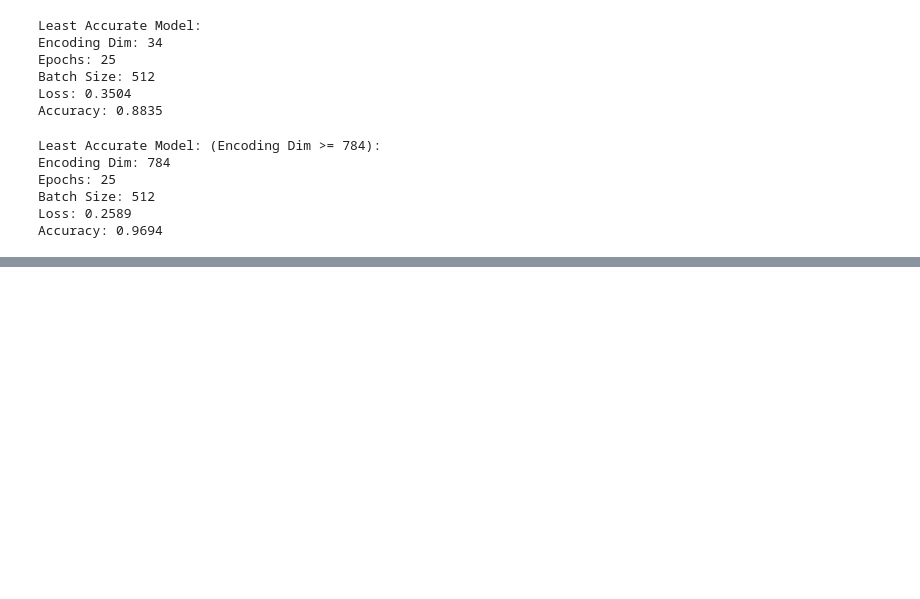
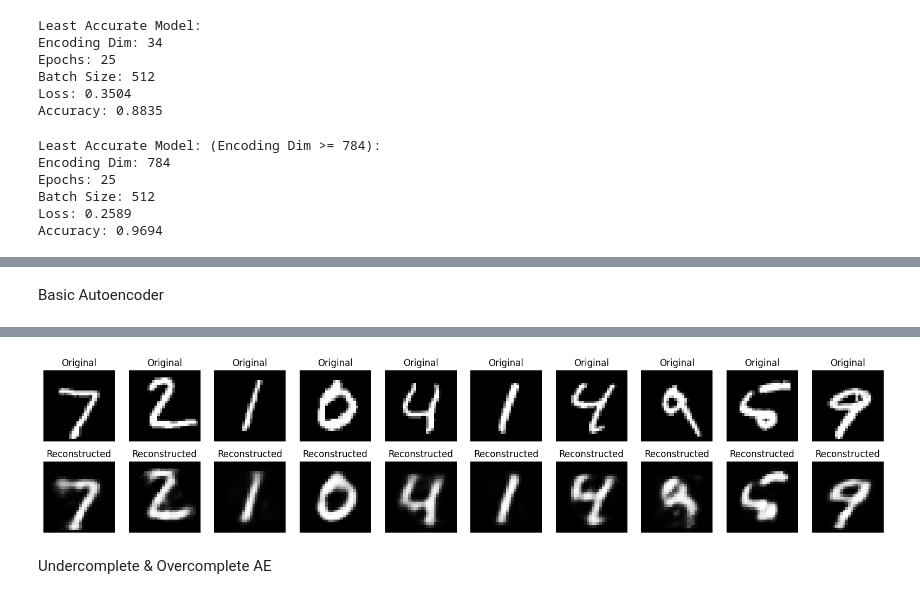
Before and after one commit to KeerthanaSistla/Sem6DeepLearning, a Jupyter notebook: DeepLearningSem6.ipynb, the cells around one changed output, grey strips where cells are left out. Drawn from its saved outputs; the diff is of its cells as text; code cells hidden in the pictures; blank space fills up the shorter version.

```diff
--- a/DeepLearningSem6.ipynb
+++ b/DeepLearningSem6.ipynb
@@ -4580,0 +4742,47 @@ Accuracy: 0.9694
+# %% [markdown]
+Basic Autoencoder
+# %%
+import numpy as np
+import matplotlib.pyplot as plt
+from tensorflow.keras.layers import Input, Dense
+from tensorflow.keras.models import Model
+from tensorflow.keras.datasets import mnist
+
+# Load
+(x_train, _), (x_test, _) = mnist.load_data()
+
+x_train = x_train.reshape(-1,784)/255.
+x_test = x_test.reshape(-1,784)/255.
+
+# Model
+input_layer = Input(shape=(784,))
+encoded = Dense(32, activation='relu')(input_layer)
+decoded = Dense(784, activation='sigmoid')(encoded)
+
+autoencoder = Model(input_layer, decoded)
+autoencoder.compile(optimizer='adam', loss='binary_crossentropy')
+
+print("\nTraining Autoencoder...")
+autoencoder.fit(x_train, x_train, epochs=5, batch_size=256, validation_data=(x_test,x_test))
+
+# Predict
+decoded_imgs = autoencoder.predict(x_test)
+
+# Plot
+n = 10
+plt.figure(figsize=(20,4))
+for i in range(n):
+    # original
+    ax = plt.subplot(2,n,i+1)
+    plt.imshow(x_test[i].reshape(28,28), cmap='gray')
+    plt.title("Original")
+    plt.axis('off')
+
+    # reconstructed
+    ax = plt.subplot(2,n,i+1+n)
+    plt.imshow(decoded_imgs[i].reshape(28,28), cmap='gray')
+    plt.title("Reconstructed")
+    plt.axis('off')
+
+plt.show()
+# %% [output]
@@ -4580,0 +4801,3 @@ Accuracy: 0.9694
+[figure, added]
+# %% [markdown]
+Undercomplete & Overcomplete AE
```
Also changed, not shown: parts of 22 cells of this notebook.
